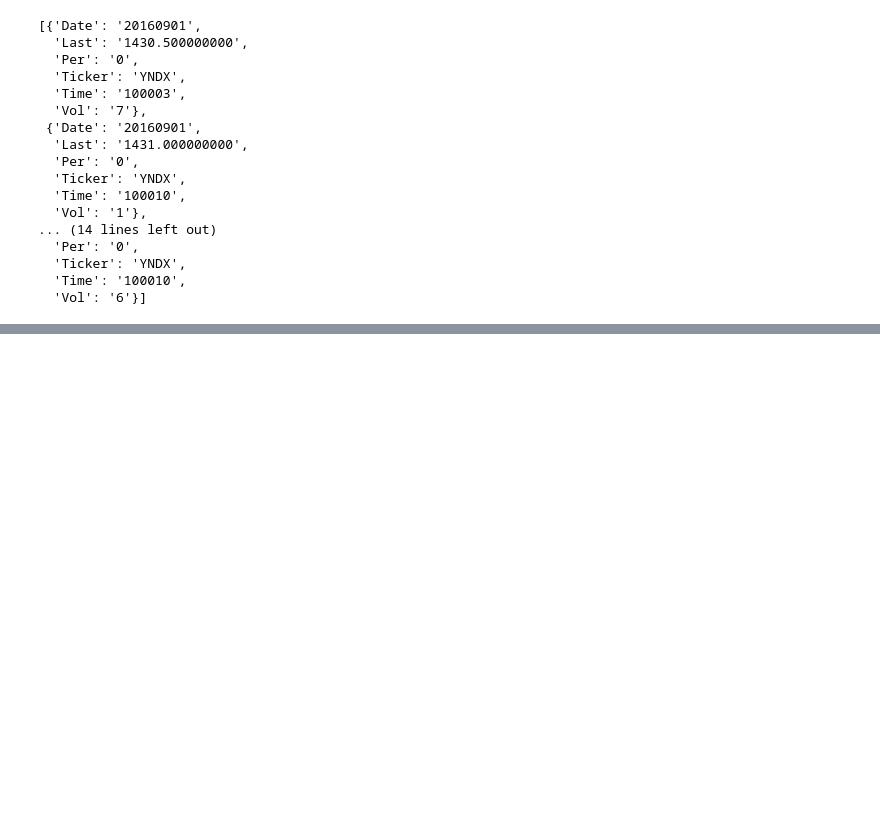
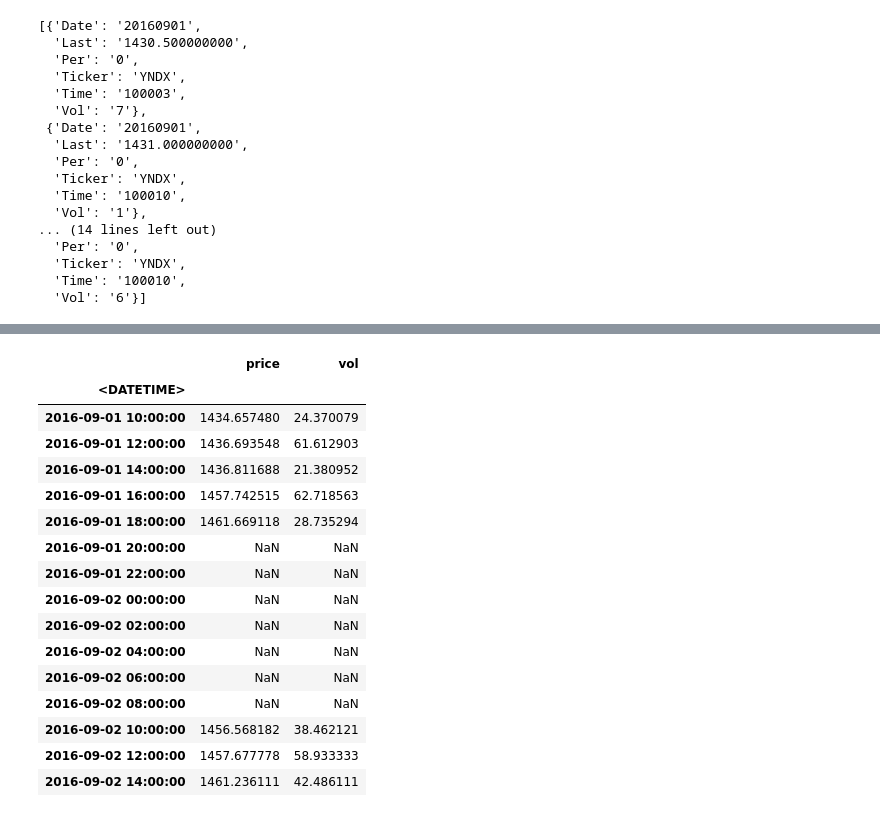
Before and after one commit to poldnev/jupyter-notebooks, a Jupyter notebook: finam-2.ipynb, the cells around one changed output, grey strips where cells are left out. Drawn from its saved outputs; the diff is of its cells as text; code cells hidden in the pictures; blank space fills up the shorter version.

```diff
--- a/finam-2.ipynb
+++ b/finam-2.ipynb
@@ -416,0 +525,3 @@ header
+# %%
+data = pd.read_csv(filename, parse_dates={'<DATETIME>': ['<DATE>', '<TIME>']}, index_col='<DATETIME>')
+data.head(5)
@@ -416,0 +536,4 @@ header
+# %%
+data.rename(columns=lambda name: name[1:-1].lower(), inplace=True)
+data.rename(columns={'last': 'price'}, inplace=True)
+data.head(5)
@@ -416,0 +548,3 @@ header
+# %%
+data.drop(['ticker', 'per'], axis=1, inplace=True)
+data.head(5)
@@ -416,0 +624,20 @@ header
+# %%
+data.resample('2H').mean().head(15)
+# %% [output]
+|  | price | vol |
+| <DATETIME> |  |  |
+| 2016-09-01 10:00:00 | 1434.657480 | 24.370079 |
+| 2016-09-01 12:00:00 | 1436.693548 | 61.612903 |
+| 2016-09-01 14:00:00 | 1436.811688 | 21.380952 |
+| 2016-09-01 16:00:00 | 1457.742515 | 62.718563 |
+| 2016-09-01 18:00:00 | 1461.669118 | 28.735294 |
+| 2016-09-01 20:00:00 | NaN | NaN |
+| 2016-09-01 22:00:00 | NaN | NaN |
+| 2016-09-02 00:00:00 | NaN | NaN |
+| 2016-09-02 02:00:00 | NaN | NaN |
+| 2016-09-02 04:00:00 | NaN | NaN |
+| 2016-09-02 06:00:00 | NaN | NaN |
+| 2016-09-02 08:00:00 | NaN | NaN |
+| 2016-09-02 10:00:00 | 1456.568182 | 38.462121 |
+| 2016-09-02 12:00:00 | 1457.677778 | 58.933333 |
+| 2016-09-02 14:00:00 | 1461.236111 | 42.486111 |
```
Also changed, not shown: parts of 55 cells of this notebook.
